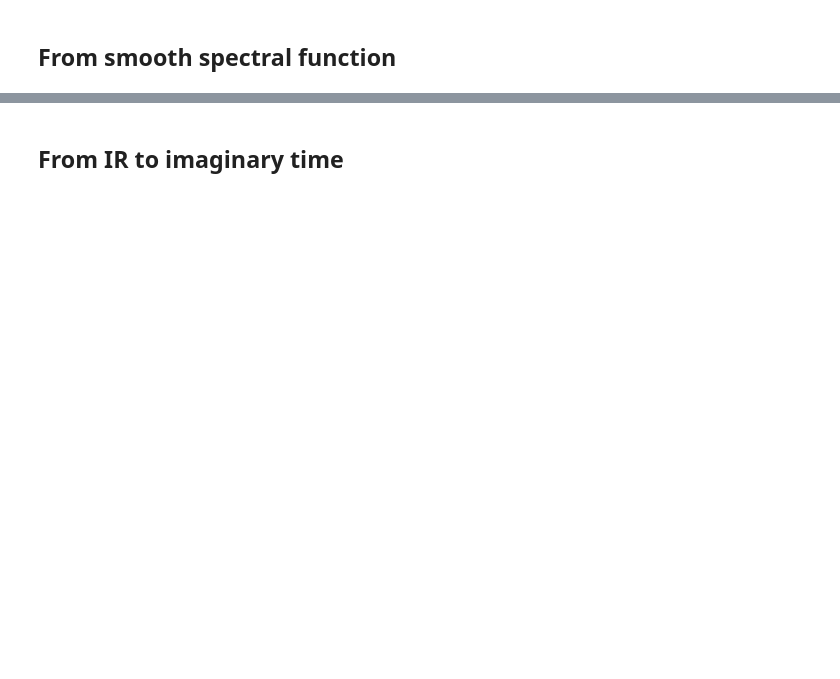
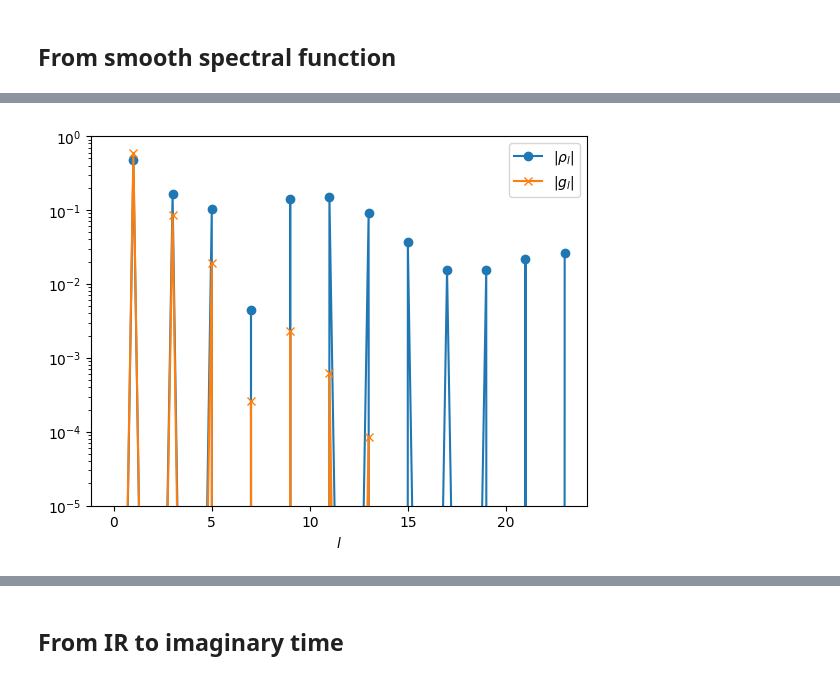
Before and after one commit to SpM-lab/sparse-ir-tutorial, a Jupyter notebook: _sources/src/transformation_jl.ipynb, the cells around one changed output, grey strips where cells are left out. Saved outputs shown, nothing was run; the diff lists cells and outputs as text; code cells hidden in the pictures; blank space fills up the shorter version.

```diff
--- a/_sources/src/transformation_jl.ipynb
+++ b/_sources/src/transformation_jl.ipynb
@@ -60,18 +66,20 @@ plt.plot(omegas, rho.(omegas))
 # %%
 beta = 10
 wmax = 10
-basis = FiniteTempBasis(fermion, beta, wmax, 1e-10)
+basis = FiniteTempBasis(fermion, beta, wmax, 1e-7)
 
-rhol = overlap(basis.v, rho)
+rhol = [overlap(basis.v[l], rho) for l in 1:size(basis)]
 gl = - basis.s .* rhol
 
 plt.semilogy(abs.(rhol), marker="o", label=L"|\rho_l|")
 plt.semilogy(abs.(gl), marker="x", label=L"|g_l|")
 plt.xlabel(L"l")
 plt.ylim([1e-5, 1])
 plt.legend()
 #plt.show()
 ;
+# %% [output]
+[figure, added]
 # %%
 rho_omgea_reconst = transpose(basis.v(omegas)) * rhol
 
```
Also changed, not shown: parts of 7 cells of this notebook, 50 other files.
